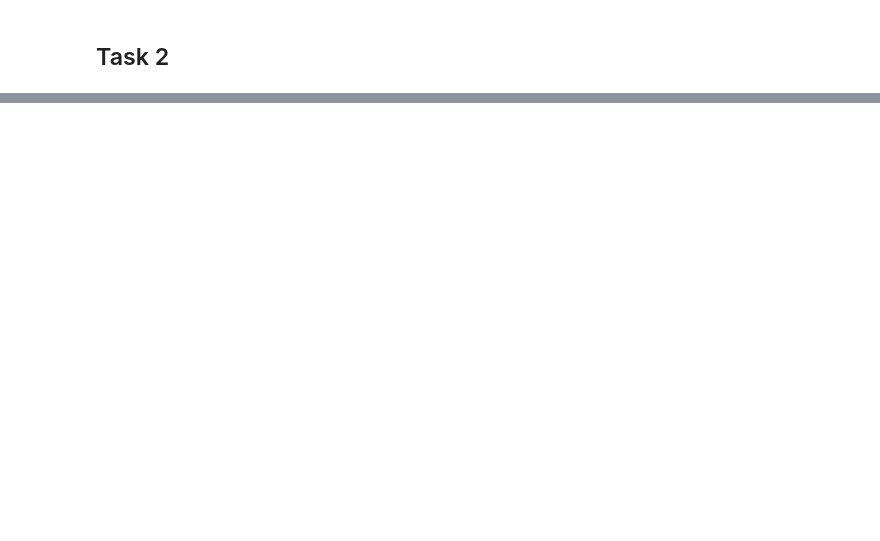
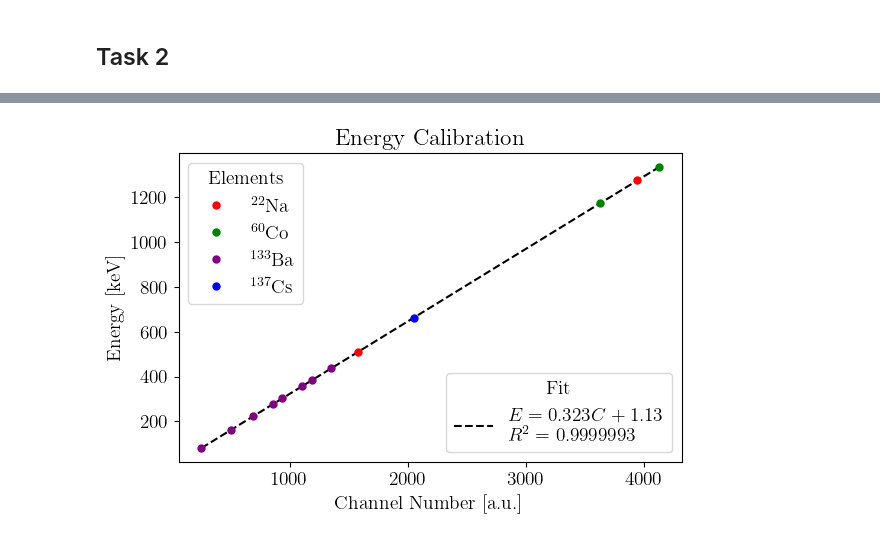
Before and after one commit to jamalghaith/advancedlabs, a Jupyter notebook: Gamma Spectroscopy/Analysis.ipynb, the cells around one changed output, grey strips where cells are left out. Cells and saved outputs as stored; diff of their text form; code cells hidden in the pictures; blank space fills up the shorter version.

```diff
--- a/Gamma Spectroscopy/Analysis.ipynb
+++ b/Gamma Spectroscopy/Analysis.ipynb
@@ -200,0 +272,72 @@ R^2: 0.9932652001346182
+# %%
+import numpy as np
+import matplotlib.pyplot as plt
+from scipy.optimize import curve_fit
+from sklearn.metrics import r2_score
+
+# Function to convert labels to LaTeX format
+def format_label(label):
+    element_symbol = ''.join(filter(str.isalpha, label))
+    atomic_number = ''.join(filter(str.isdigit, label))
+    return f'$^{{{atomic_number}}}${element_symbol}'
+
+# Define a linear function for curve fitting
+def linear_func(x, a, b):
+    return a * x + b
+
+# Convert channel_numbers to a NumPy array
+channel_numbers = np.array(channel_numbers)
+
+# Perform linear regression using scipy curve_fit
+popt, _ = curve_fit(linear_func, channel_numbers, energies)
+slope, intercept = popt
+
+# Calculate R^2 value using sklearn
+y_fit = linear_func(channel_numbers, *popt)
+r_squared = r2_score(energies, y_fit)
+
+# Generate x values for the linear fit line
+x_fit = np.linspace(min(channel_numbers), max(channel_numbers), 100)
+y_fit_line = linear_func(x_fit, *popt)
+
+# Plot Channel Number vs Energy with the linear fit
+fig, ax = plt.subplots()
+added_labels = {}
+element_handles = []
+element_labels = []
+
+# Plot the line of best fit
+line_handle, = ax.plot(x_fit, y_fit_line, '--', label=f'$E = {slope:.3f}C + {intercept:.2f}$ \n $R^2 = {r_squared:.7f}$', color='black')
+
+# Plot the data points
+for i in range(len(channel_numbers)):
+    formatted_label = format_label(labels[i])
+    label = formatted_label if formatted_label not in added_labels else "_nolegend_"
+    point_handle, = ax.plot(channel_numbers[i], energies[i], 'o', color=colors[i], label=label, markersize=5)
+    if formatted_label not in added_labels:
+        element_handles.append(point_handle)
+        element_labels.append(formatted_label)
+    added_labels[formatted_label] = True
+
+# Reorder the elements in the legend
+# 1st -> 3rd, 3rd -> 4th, 4th -> 1st
+reordered_indices = [3, 1, 0, 2] + list(range(4, len(element_handles)))
+element_handles = [element_handles[i] for i in reordered_indices]
+element_labels = [element_labels[i] for i in reordered_indices]
+
+# Create the first legend for the elements
+element_legend = ax.legend(element_handles, element_labels, loc='upper left', title='Elements')
+
+# Add the first legend to the plot
+ax.add_artist(element_legend)
+
+# Create the second legend for the line of best fit
+ax.legend([line_handle], [line_handle.get_label()], loc='lower right', title='Fit')
+
+ax.set_title('Energy Calibration')
+ax.set_xlabel('Channel Number [a.u.]')
+ax.set_ylabel('Energy [keV]')
+fig.set_size_inches(set_size(469))
+plt.show()
+# %% [output]
+[figure, added]
```
Also changed, not shown: parts of 9 cells of this notebook, 21 other files.
